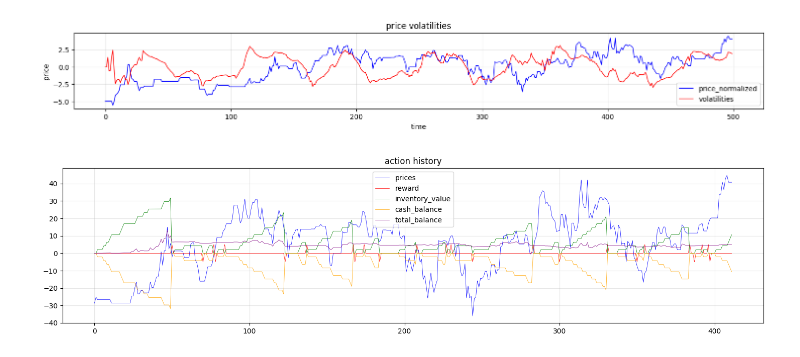
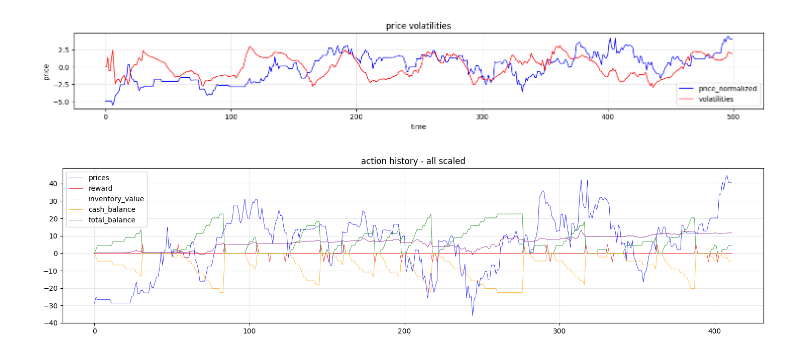
Before and after one commit to MachineLearningMike/Trade2026, a Jupyter notebook: modules/RL_Trade_POC.ipynb, the cells around one changed output. Saved outputs shown, nothing was run; the diff lists cells and outputs as text; code cells hidden in the pictures.

```diff
--- a/modules/RL_Trade_POC.ipynb
+++ b/modules/RL_Trade_POC.ipynb
@@ -116,6 +114,9 @@ class Action(Enum):
     Buy = 'Buy'
     Hold = 'Hold'
     Sell = 'Sell'
+
+max_buys = 10
+max_price_history = 60
 
 def get_reward(action, price_curr, buy_costs):
     would_sell_revenue = len(buy_costs) * price_curr
@@ -128,8 +129,7 @@ def get_reward(action, price_curr, buy_costs):
     return reward
 
 def get_state(prices, volumes, buy_costs):
-    max_buys = 10
-    state = prices[-back:].tolist()
+    state = prices[- max_price_history :].tolist()     #----------------------- Consider introducing compressed history. No need to flip.
     state.append(get_level(prices, len(prices)-1, back, axis=0))
     state.append(get_change(prices, len(prices)-1, back, axis=0))
     state.append(get_level(volumes, len(prices)-1, back, axis=0))
@@ -147,8 +147,9 @@ def act(action, prices, volumes, buy_costs):
 
     cash_in, cash_out = 0, 0
     if action == Action.Buy:
-        cash_out += price_curr
-        buy_costs.append(cash_out)
+        if len(buy_costs) < max_buys:
+            cash_out += price_curr
+            buy_costs.append(cash_out)
     elif action == Action.Sell:
         cash_in += len(buy_costs) * price_curr
         buy_costs = []
@@ -165,37 +166,40 @@ buy_costs = []
 actions = [Action.Buy] * 3 + [Action.Hold] * 10 + [Action.Sell] * 1
 
 reward_history = []
 inventory_value_history = []
 cash_balance_history, cash_balance = [], 0
 
-safe_init_anchor = 3 * back - 2
+safe_init_anchor = max(3 * back - 2, max_price_history - 1)
+max_history_required = safe_init_anchor
 
-for t in range(len(x)):
-    if t < safe_init_anchor: continue
+for anchor in range(len(x)):
+    if anchor < safe_init_anchor: continue
 
     action = random.choice(actions)
-    prices = x[:t+1]    [min(0, t-2*back):]
-    volumes = v[:t+1]   [min(0, t-2*back):]
+    prices = x [anchor - max_history_required + 1 : anchor + 1]
+    volumes = v [anchor - max_history_required + 1 : anchor + 1]
 
     price_curr = prices[-1]
     state, reward, done, buy_costs, net_cash_in = act(action, prices, volumes, buy_costs)
     reward_history.append(reward)
     inventory_value_history.append(len(buy_costs)*price_curr)
     cash_balance += net_cash_in
     cash_balance_history.append(cash_balance)
 
     # print(action, f"reward/cash_in/balance {reward}/{net_cash_in}/{cash_balance} {'positive' if cash_balance > 0 else 'nagative'}")
 
 cash_balance_history = np.array(cash_balance_history)
 cash_balance_history = cash_balance_history / cash_balance_history.std() * 7
 
 inventory_value_history = np.array(inventory_value_history)
 inventory_value_history = inventory_value_history/inventory_value_history.std() * 7
 
 total_balance_history = (cash_balance_history + inventory_value_history) * 300
 
 arrays = [x_normal[safe_init_anchor : ] * 10, np.array(reward_history) * 5, inventory_value_history, cash_balance_history, total_balance_history]
 labels = ['prices', 'reward', 'inventory_value', 'cash_balance', 'total_balance']
-plot_arrays(arrays, labels, title="action history", xlabel="", ylabel="", figsize=(18, 4), flip=False, lw=0.5)
+length = len(x_normal[safe_init_anchor : ])
+for arr in arrays: assert len(arr) == length
+plot_arrays(arrays, labels, title="action history - all scaled", xlabel="", ylabel="", figsize=(18, 4), flip=False, lw=0.5)
 # %% [output]
-[figure, old version]
+[figure, new version]
```
Also changed, not shown: parts of 1 cell of this notebook, 1 other file.
